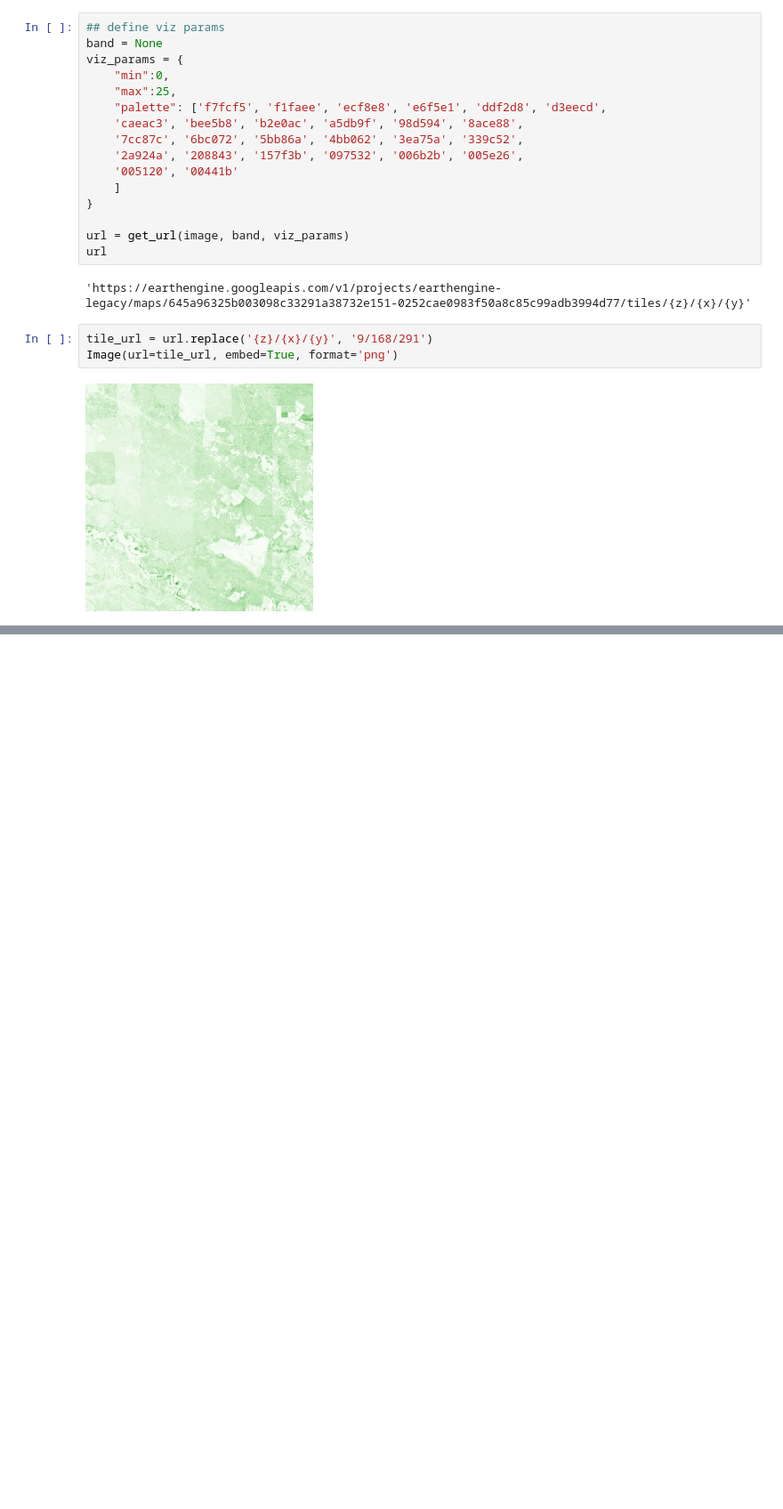
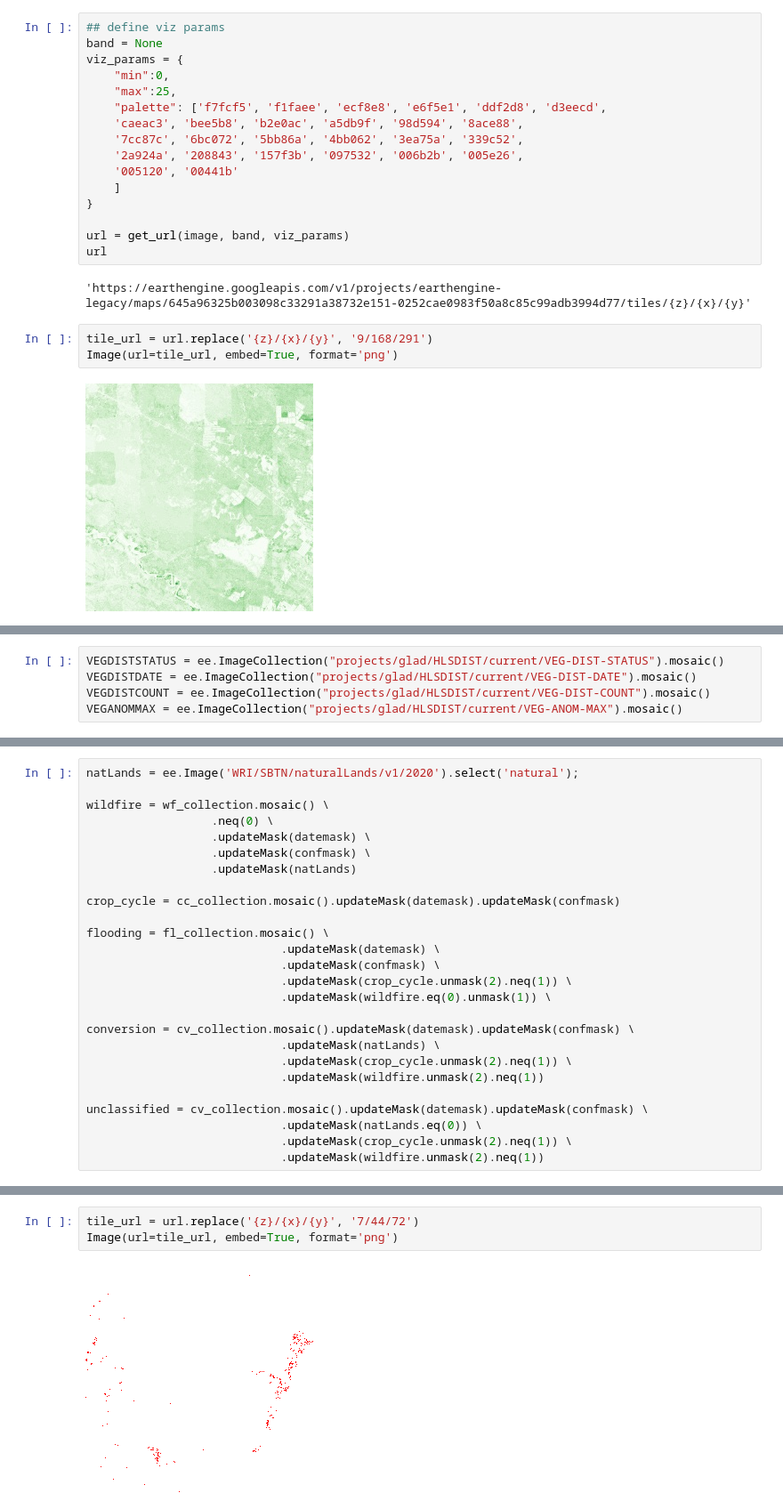
Before and after one commit to wri/project-zeno, a Jupyter notebook: nbs/10_gee_tiles.ipynb, the cells around one changed output, grey strips where cells are left out. Shown at 89% size. Saved outputs shown, nothing was run; the diff lists cells and outputs as text; blank space fills up the shorter version.

```diff
--- a/nbs/10_gee_tiles.ipynb
+++ b/nbs/10_gee_tiles.ipynb
@@ -277,0 +280,5 @@ Image(url=tile_url, embed=True, format='png')
+# %%
+VEGDISTSTATUS = ee.ImageCollection("projects/glad/HLSDIST/current/VEG-DIST-STATUS").mosaic()
+VEGDISTDATE = ee.ImageCollection("projects/glad/HLSDIST/current/VEG-DIST-DATE").mosaic()
+VEGDISTCOUNT = ee.ImageCollection("projects/glad/HLSDIST/current/VEG-DIST-COUNT").mosaic()
+VEGANOMMAX = ee.ImageCollection("projects/glad/HLSDIST/current/VEG-ANOM-MAX").mosaic()
@@ -277,0 +374,26 @@ Image(url=tile_url, embed=True, format='png')
+# %%
+natLands = ee.Image('WRI/SBTN/naturalLands/v1/2020').select('natural');
+
+wildfire = wf_collection.mosaic() \
+                  .neq(0) \
+                  .updateMask(datemask) \
+                  .updateMask(confmask) \
+                  .updateMask(natLands)
+
+crop_cycle = cc_collection.mosaic().updateMask(datemask).updateMask(confmask)
+
+flooding = fl_collection.mosaic() \
+                            .updateMask(datemask) \
+                            .updateMask(confmask) \
+                            .updateMask(crop_cycle.unmask(2).neq(1)) \
+                            .updateMask(wildfire.eq(0).unmask(1)) \
+
+conversion = cv_collection.mosaic().updateMask(datemask).updateMask(confmask) \
+                            .updateMask(natLands) \
+                            .updateMask(crop_cycle.unmask(2).neq(1)) \
+                            .updateMask(wildfire.unmask(2).neq(1))
+
+unclassified = cv_collection.mosaic().updateMask(datemask).updateMask(confmask) \
+                            .updateMask(natLands.eq(0)) \
+                            .updateMask(crop_cycle.unmask(2).neq(1)) \
+                            .updateMask(wildfire.unmask(2).neq(1))
@@ -277,0 +411,5 @@ Image(url=tile_url, embed=True, format='png')
+# %%
+tile_url = url.replace('{z}/{x}/{y}', '7/44/72')
+Image(url=tile_url, embed=True, format='png')
+# %% [output]
+[figure, added]
```
Also changed, not shown: parts of 16 cells of this notebook.
